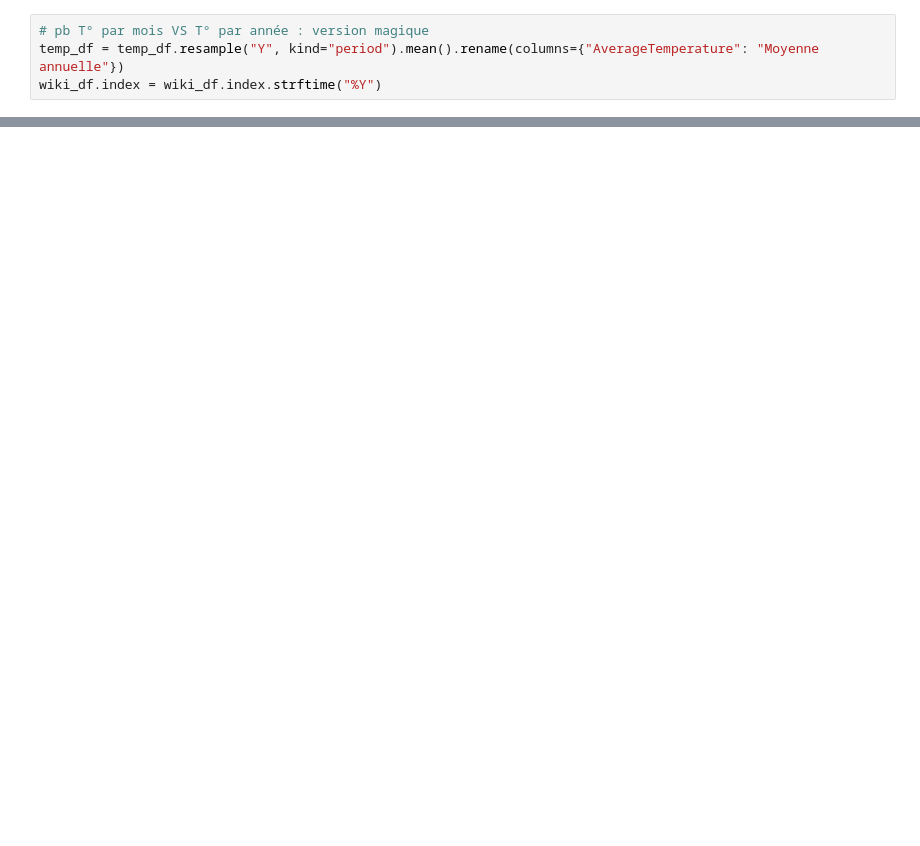
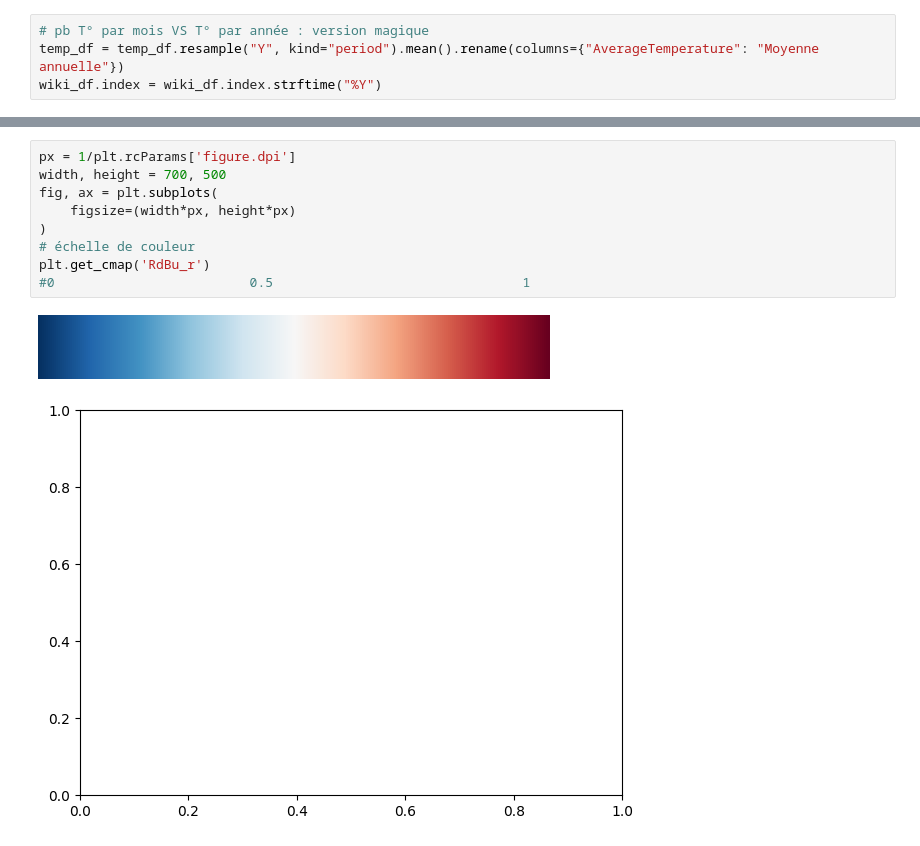
Before and after one commit to lamamram/python-analyse, a Jupyter notebook: exo_temperature.ipynb, the cells around one changed output, grey strips where cells are left out. Cells and saved outputs as stored; diff of their text form; blank space fills up the shorter version.

```diff
--- a/exo_temperature.ipynb
+++ b/exo_temperature.ipynb
@@ -82,0 +161,12 @@ complete_df
+# %%
+px = 1/plt.rcParams['figure.dpi']
+width, height = 700, 500
+fig, ax = plt.subplots(
+    figsize=(width*px, height*px)
+)
+# échelle de couleur
+plt.get_cmap('RdBu_r')
+#0                         0.5                                1
+# %% [output]
+[figure, added]
+[figure, added]
```
Also changed, not shown: parts of 10 cells of this notebook, 1 other file.
